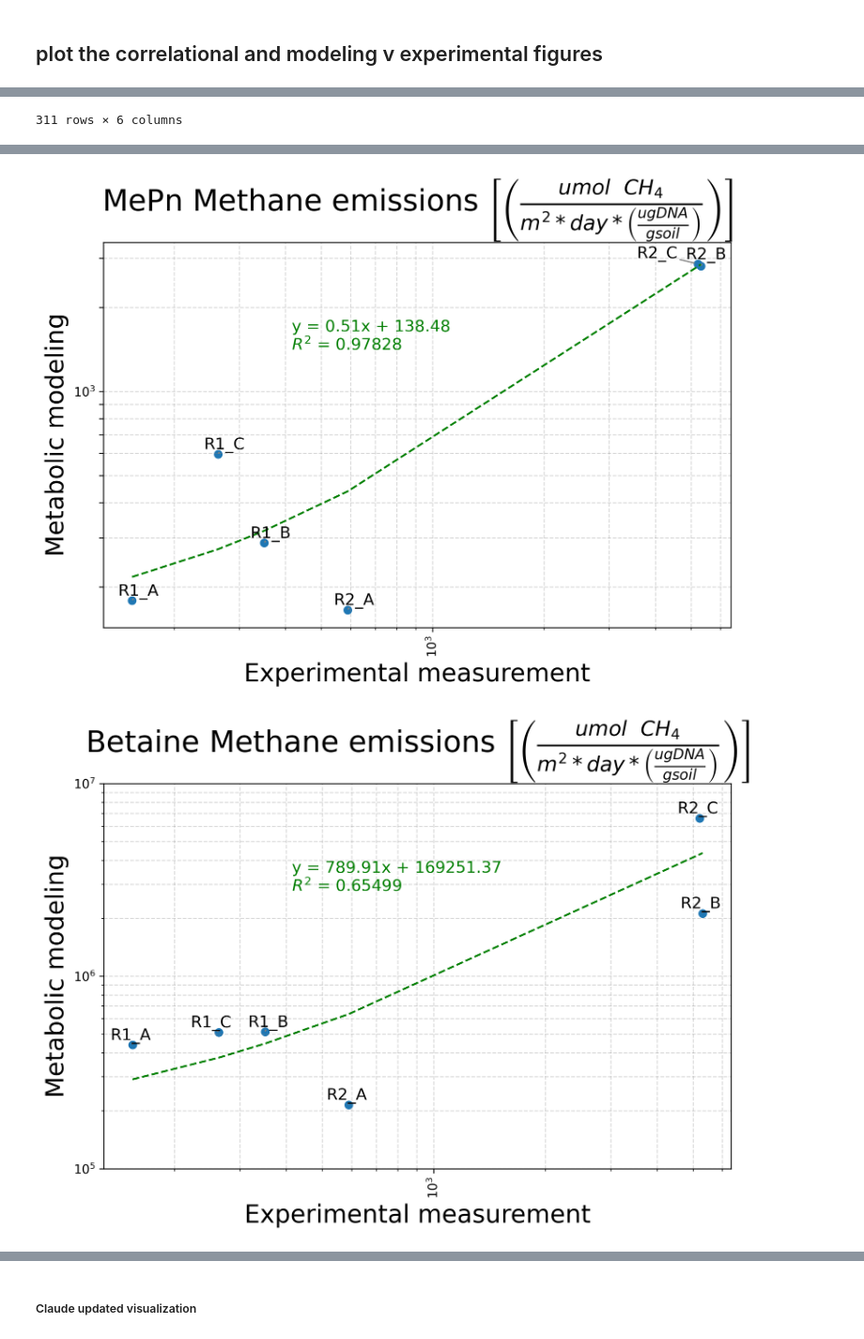
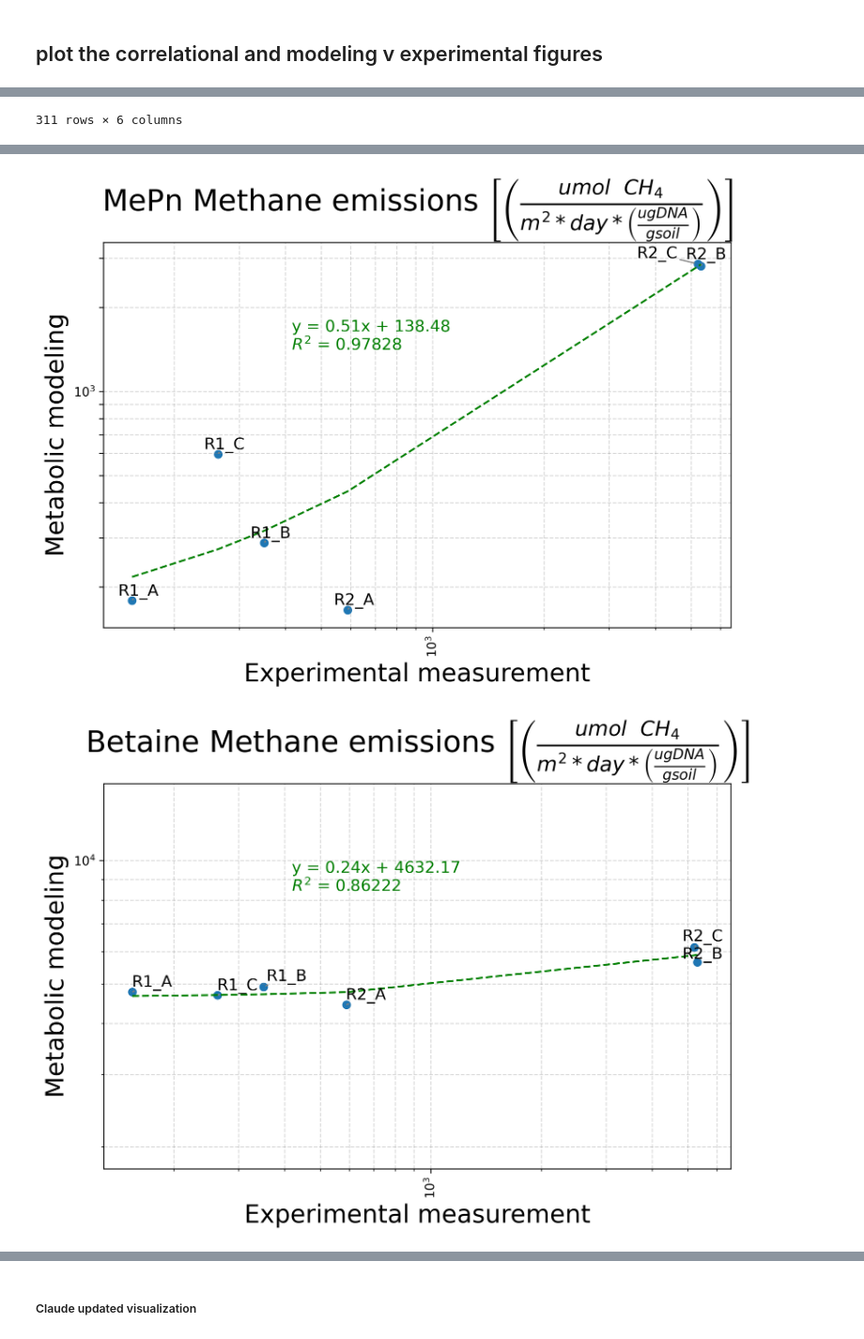
Before and after one commit to ModelSEED/MicrobiomeNotebooks, a Jupyter notebook: salterns/correlational/analysis(1).ipynb, the cells around one changed output, grey strips where cells are left out. Shown at 94% size. Saved outputs shown, nothing was run; the diff lists cells and outputs as text; code cells hidden in the pictures.

Commit message:
updated betaine simulations and manuscript figures

```diff
--- a/salterns/correlational/analysis(1).ipynb
+++ b/salterns/correlational/analysis(1).ipynb
@@ -1072,7 +1072,7 @@ with open("sols_log_betaine.txt", 'w') as f:
             if sols[ID][sample].status == "infeasible":
                 f.write(f"Feasibility Error: {ID} {sample}")
 
-            fluxes["methane"][ID][sample] = sols[ID][sample].fluxes.EX_cpd00011_e0
+            # fluxes["methane"][ID][sample] = sols[ID][sample].fluxes.EX_cpd01024_e0
             fluxes["TMA"][ID][sample] = sols[ID][sample].fluxes.EX_cpd00441_e0
             fluxes["betaine"][ID][sample] = sols[ID][sample].fluxes.EX_cpd00540_e0
             fluxes["lactate"][ID][sample] = sols[ID][sample].fluxes.EX_cpd00159_e0
@@ -1159,7 +1159,8 @@ for fluxes_file in ['saltern_fluxes.json', 'saltern_fluxes_betaine.json']:
     betaine = False
     if "betaine" in fluxes_file:
         betaine = True
-        fluxes_in_emissions = fluxes_to_emissions(DataFrame(fluxes["methane"]).T.sum()).to_dict()
+        # fluxes_in_emissions = fluxes_to_emissions(DataFrame(fluxes["methane"]).T.sum()).to_dict()
+        fluxes_in_emissions = fluxes_to_emissions(DataFrame(fluxes["TMA"]).T.sum()).to_dict()
     else:
         fluxes_in_emissions = fluxes_to_emissions(DataFrame(fluxes["0.07"]["methane"]).T.sum()).to_dict()
     print("fluxes_in_emissions")
@@ -1171,6 +1172,9 @@ for fluxes_file in ['saltern_fluxes.json', 'saltern_fluxes_betaine.json']:
     combined_df = DataFrame(combined).T
     methane_ary = np.array(list(combined_df["methane"].values))
     emission_fluxes = np.array(list(combined_df["fluxes"].values))
+    if betaine:
+        TMA_to_methane = 0.06
+        emission_fluxes = np.array(list(combined_df["fluxes"].values)) * TMA_to_methane
 
     # plot the figure
     fig, ax = plt.subplots(figsize=(8, 6), dpi=300)
@@ -1197,8 +1201,9 @@ for fluxes_file in ['saltern_fluxes.json', 'saltern_fluxes_betaine.json']:
         # Label only 10^n
         if betaine:
             y_min, y_max = ys_flat.min(), ys_flat.max()
-            magnitude = np.floor(np.log10(y_min))
-            ax.set_ylim(10**(magnitude), 10**(magnitude + 2))
+            low_magnitude = np.log10(y_min)
+            high_magnitude = np.log10(y_max)
+            ax.set_ylim(10**(low_magnitude-0.4), 10**(high_magnitude+0.4))
             fmt_x = LogFormatterMathtext(base=10, labelOnlyBase=True)
             fmt_y = LogFormatterMathtext(base=10, labelOnlyBase=False)
             ax.xaxis.set_major_formatter(fmt_x)
@@ -1408,32 +1413,32 @@ here
 |  | R1_C | R2_B | R2_C | R1_A | R2_A | R1_B |
 | Unnamed: 0 |  |  |  |  |  |  |
 | Salt_Pond_MetaGSF2_A_D1_MG_DASToo... | 1.282414e-06 | 0.000011 | 0.000008 | 2.285888e-07 | 6.775749e-07 | 5.076911e-07 |
 | Salt_Pond_MetaGSF2_A_D2_MG_DASToo... | 1.089267e-06 | 0.000003 | 0.000005 | 1.752075e-07 | 1.073584e-06 | 2.961776e-07 |
 | Salt_Pond_MetaGSF2_A_D2_MG_DASToo... | 6.679555e-07 | 0.000013 | 0.000006 | 2.132505e-07 | 1.403428e-06 | 3.661402e-07 |
 | Salt_Pond_MetaGSF2_A_D2_MG_DASToo... | 1.226690e-06 | 0.000013 | 0.000008 | 2.664661e-07 | 1.854122e-06 | 4.349420e-07 |
 | Salt_Pond_MetaGSF2_A_D2_MG_DASToo... | 1.540657e-05 | 0.000103 | 0.000058 | 3.896730e-06 | 3.729437e-06 | 6.537293e-06 |
 | ... | ... | ... | ... | ... | ... | ... |
 | Salt_Pond_MetaG_R2_restored_H2O_M... | 3.355478e-06 | 0.000126 | 0.002550 | 1.996096e-07 | 5.490922e-05 | 4.723512e-07 |
 | Salt_Pond_MetaG_R2_restored_H2O_M... | 1.325396e-05 | 0.000529 | 0.008717 | 5.278583e-07 | 2.540135e-04 | 2.519591e-06 |
 | Salt_Pond_MetaG_R2_restored_H2O_M... | 2.215507e-05 | 0.000274 | 0.000426 | 5.927330e-06 | 6.790419e-05 | 2.097325e-05 |
 | Salt_Pond_MetaG_R2_restored_H2O_M... | 3.752668e-05 | 0.000208 | 0.000552 | 8.915694e-06 | 3.241835e-05 | 1.191853e-05 |
 | unbinned_reads | 2.711032e-01 | 2.026298 | 1.880560 | 9.183897e-02 | 2.523752e-01 | 1.192224e-01 |
 311 rows × 6 columns
 R1_C    0.048425
 R2_B    0.240617
 R2_C    0.293901
 R1_A    0.014390
 R2_A    0.021172
 R1_B    0.025778
 dtype: float64
 R1_C    0.016532
 R2_B    0.065004
 R2_C    0.127121
 R1_A    0.018218
 R2_A    0.007378
 R1_B    0.014147
 dtype: float64
 [figure]
-[figure, old version]
+[figure, new version]
 [figure]
 [figure]
```
Also changed, not shown: parts of 3 cells of this notebook, 5 other files.
